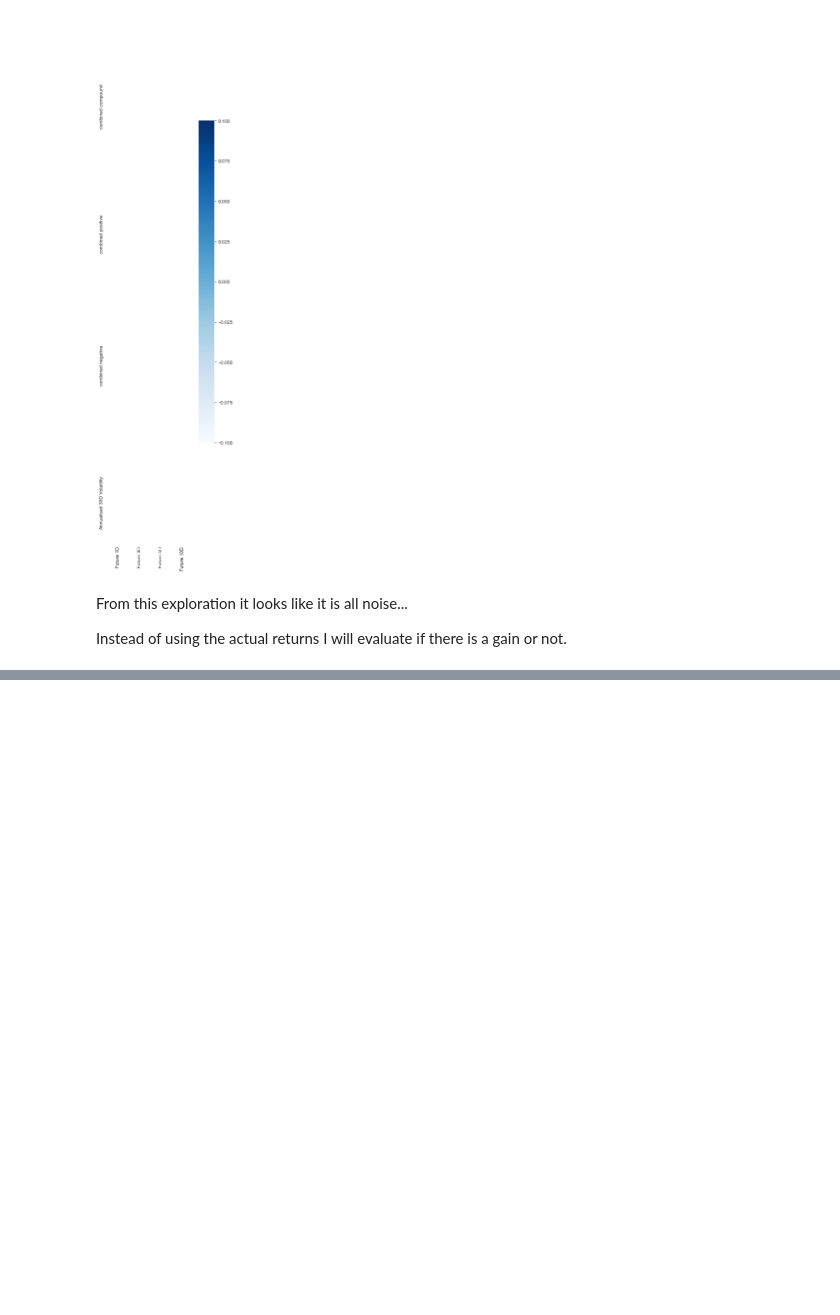
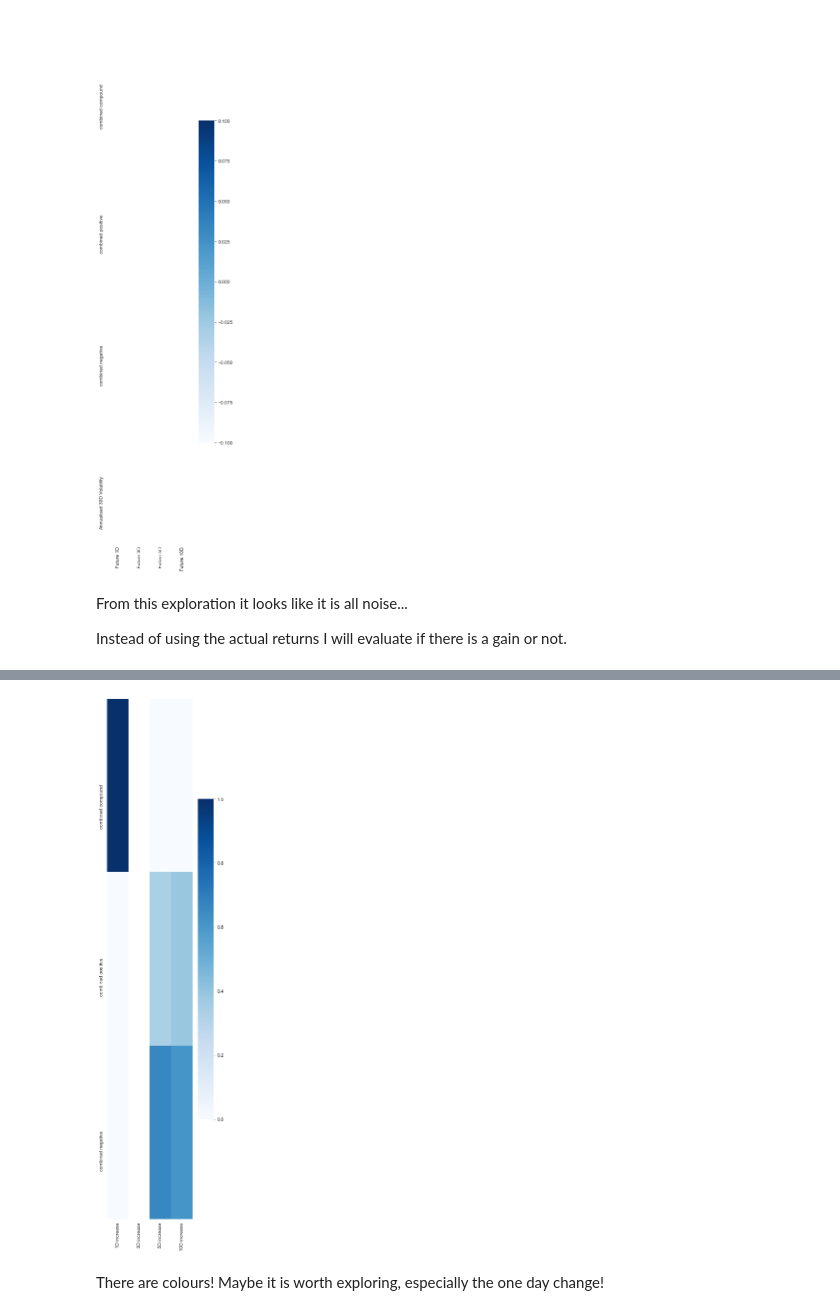
Before and after one commit to hoestlund/thesis, a Jupyter notebook: trading_model/preparing_model.ipynb, the cells around one changed output, grey strips where cells are left out. Drawn from its saved outputs; the diff is of its cells as text; code cells hidden in the pictures; blank space fills up the shorter version.

Commit message:
Doing class classification

```diff
--- a/trading_model/preparing_model.ipynb
+++ b/trading_model/preparing_model.ipynb
@@ -226,15 +226,20 @@ idx = pd.IndexSlice
 # It can be found:
 # https://github.com/PacktPublishing/Machine-Learning-for-Algorithmic-Trading-Second-Edition/blob/master/06_machine_learning_process/02_mutual_information.ipynb
 
-mutual_information = pd.DataFrame()
-for label in outputs.columns:
-    mi = mutual_info_classif(X=inputs,
-                             y=(outputs[label]> 0).astype(int)
-                            )
-    mutual_information[label] = pd.Series(mi, index=inputs.columns)
 
-fig, ax= plt.subplots(figsize=(4, 20))
-sns.heatmap(mutual_information.div(mutual_information.sum()), ax=ax, cmap='Blues');
+def produce_mutal_information_graphic(X, y):
+    mutual_information = pd.DataFrame()
+    for label in y.columns:
+        mi = mutual_info_classif(X=X,
+                                 y=(y[label]> 0).astype(int)
+                                )
+        mutual_information[label] = pd.Series(mi, index=X.columns)
+
+    fig, ax= plt.subplots(figsize=(4, 20))
+    sns.heatmap(mutual_information.div(mutual_information.sum()), ax=ax, cmap='Blues')
+
+
+produce_mutal_information_graphic(inputs, outputs)
 # %% [output]
 [figure]
 # %% [markdown]
@@ -290,0 +313,3 @@ See the caveats in the documentation: https://pandas.pydata.org/pandas-docs/stab
+# %%
+rest_data = pd.concat([model_data[:'2020-01-01'], model_data['2020_12-31':]])
+rest_data
@@ -290,0 +335,9 @@ See the caveats in the documentation: https://pandas.pydata.org/pandas-docs/stab
+# %%
+rest_data_semantics = rest_data[['combined compound', 'combined positive', 'combined negative']]
+rest_data_outputs = rest_data[['1D increase', '3D increase', '5D increase', '10D increase']]
+
+produce_mutal_information_graphic(rest_data_semantics, rest_data_outputs)
+# %% [output]
+[figure, added]
+# %% [markdown]
+There are colours! Maybe it is worth exploring, especially the one day change!
```
Also changed, not shown: parts of 3 cells of this notebook.
